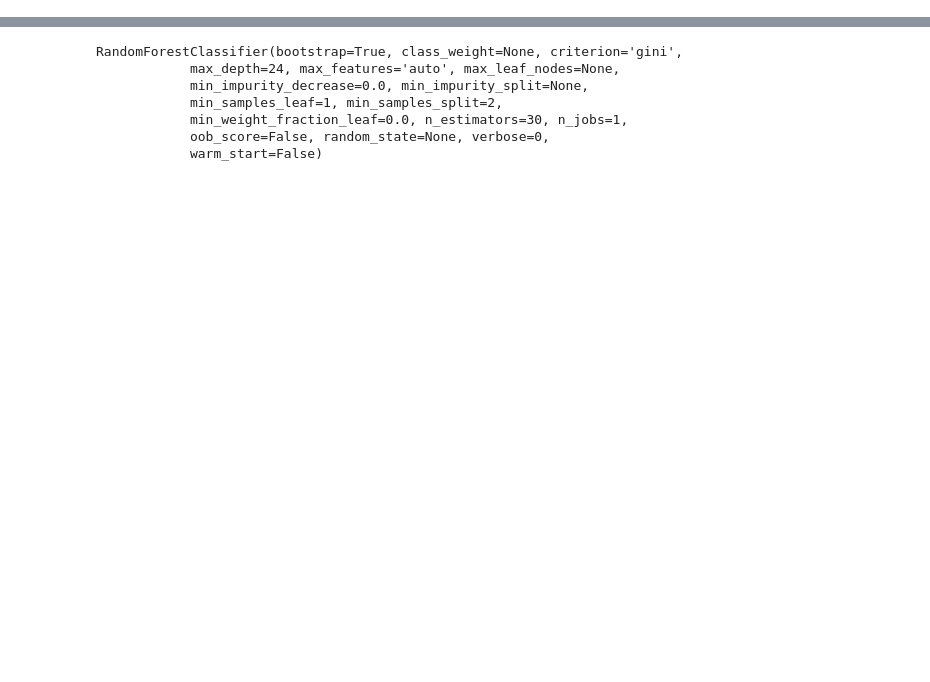
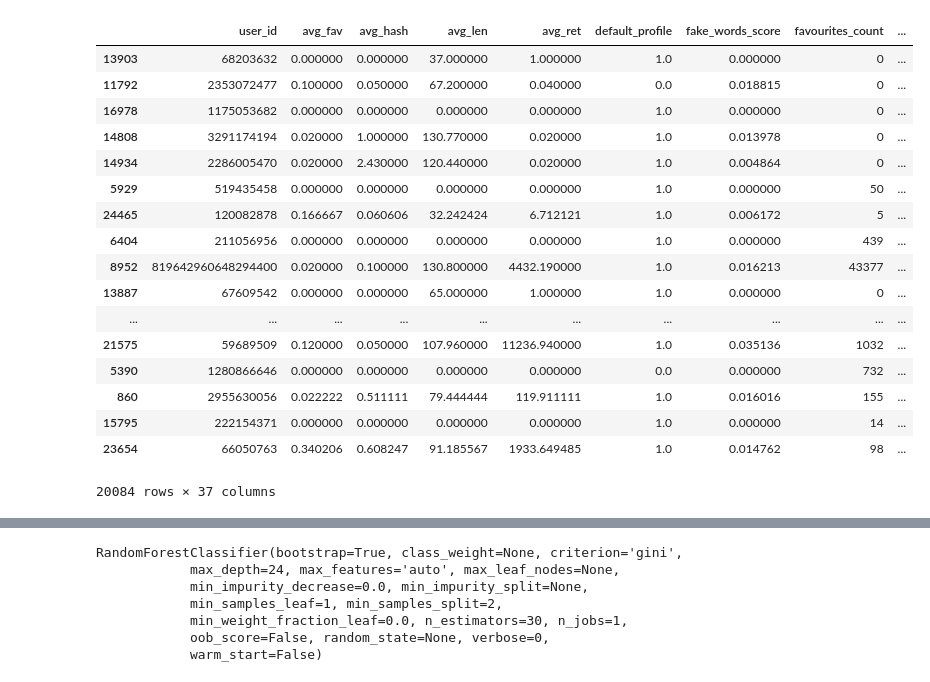
Before and after one commit to dippi8/SocialBotIdentification, a Jupyter notebook: Code/classification/13-metamodel_dataset.ipynb, the cells around one changed output, grey strips where cells are left out. Drawn from its saved outputs; the diff is of its cells as text; code cells hidden in the pictures; blank space fills up the shorter version.

```diff
--- a/Code/classification/13-metamodel_dataset.ipynb
+++ b/Code/classification/13-metamodel_dataset.ipynb
@@ -32,6 +32,27 @@ rf_df = rf_df[['user_id', 'avg_fav', 'avg_hash', 'avg_len', 'avg_ret', 'default_
        'description_len', 'name_len', 'screen_name_len', 'age','target']]
 # %%
 X_train, X_val, y_train, y_val = train_test_split(rf_df.drop(columns=['target']), rf_df['target'], test_size=0.2, random_state=42)
+# %%
+X_train
+# %% [output]
+|  | user_id | avg_fav | avg_hash | avg_len | avg_ret | default_profile | fake_words_score | favourites_count | ... |
+| 13903 | 68203632 | 0.000000 | 0.000000 | 37.000000 | 1.000000 | 1.0 | 0.000000 | 0 | ... |
+| 11792 | 2353072477 | 0.100000 | 0.050000 | 67.200000 | 0.040000 | 0.0 | 0.018815 | 0 | ... |
+| 16978 | 1175053682 | 0.000000 | 0.000000 | 0.000000 | 0.000000 | 1.0 | 0.000000 | 0 | ... |
+| 14808 | 3291174194 | 0.020000 | 1.000000 | 130.770000 | 0.020000 | 1.0 | 0.013978 | 0 | ... |
+| 14934 | 2286005470 | 0.020000 | 2.430000 | 120.440000 | 0.020000 | 1.0 | 0.004864 | 0 | ... |
+| 5929 | 519435458 | 0.000000 | 0.000000 | 0.000000 | 0.000000 | 1.0 | 0.000000 | 50 | ... |
+| 24465 | 120082878 | 0.166667 | 0.060606 | 32.242424 | 6.712121 | 1.0 | 0.006172 | 5 | ... |
+| 6404 | 211056956 | 0.000000 | 0.000000 | 0.000000 | 0.000000 | 1.0 | 0.000000 | 439 | ... |
+| 8952 | 819642960648294400 | 0.020000 | 0.100000 | 130.800000 | 4432.190000 | 1.0 | 0.016213 | 43377 | ... |
+| 13887 | 67609542 | 0.000000 | 0.000000 | 65.000000 | 1.000000 | 1.0 | 0.000000 | 0 | ... |
+| ... | ... | ... | ... | ... | ... | ... | ... | ... | ... |
+| 21575 | 59689509 | 0.120000 | 0.050000 | 107.960000 | 11236.940000 | 1.0 | 0.035136 | 1032 | ... |
+| 5390 | 1280866646 | 0.000000 | 0.000000 | 0.000000 | 0.000000 | 0.0 | 0.000000 | 732 | ... |
+| 860 | 2955630056 | 0.022222 | 0.511111 | 79.444444 | 119.911111 | 1.0 | 0.016016 | 155 | ... |
+| 15795 | 222154371 | 0.000000 | 0.000000 | 0.000000 | 0.000000 | 1.0 | 0.000000 | 14 | ... |
+| 23654 | 66050763 | 0.340206 | 0.608247 | 91.185567 | 1933.649485 | 1.0 | 0.014762 | 98 | ... |
+20084 rows × 37 columns
 # %%
 rf = RandomForestClassifier(n_estimators=30, criterion='gini', max_depth=24) #max_depth=24
 # %%
```
Also changed, not shown: parts of 12 cells of this notebook, 12 other files.
